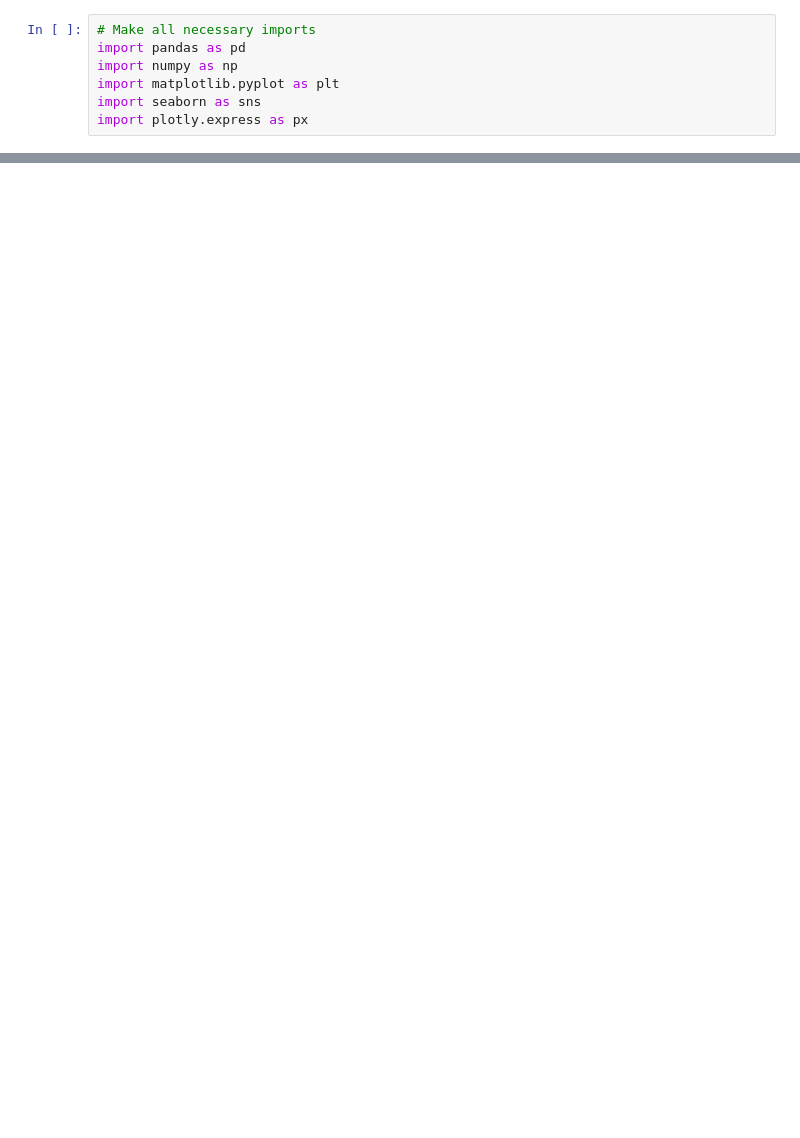
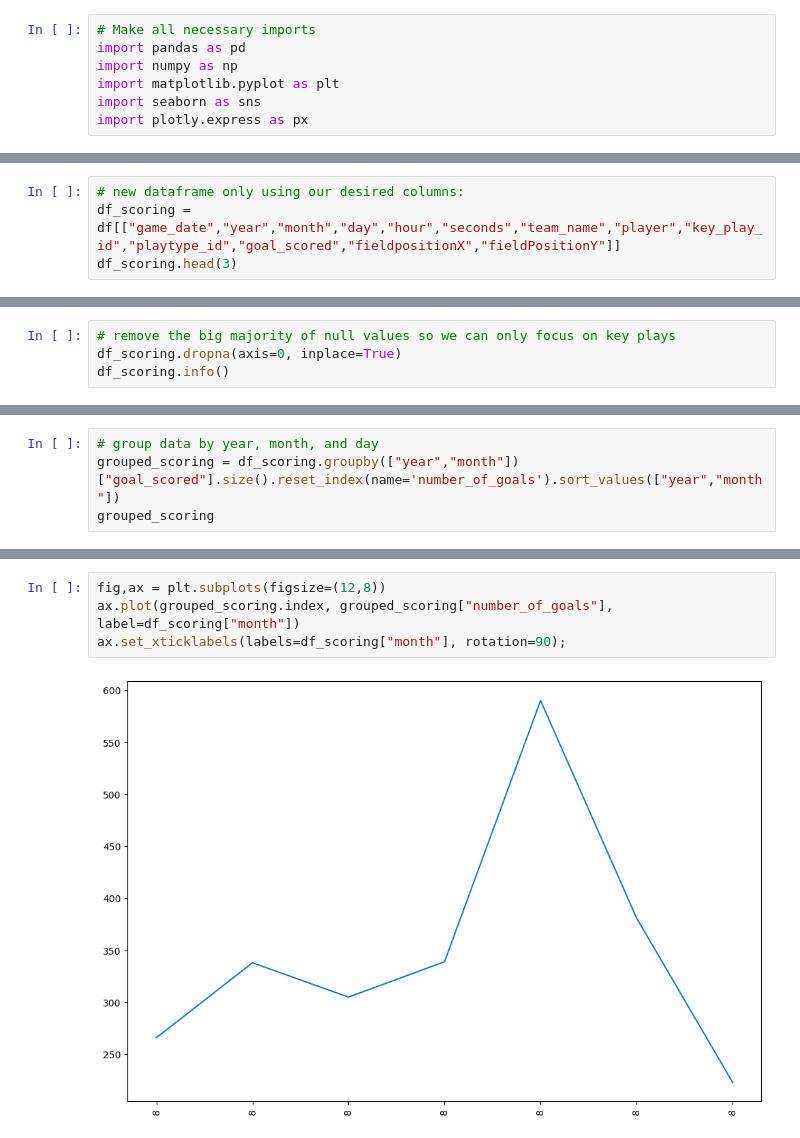
Before and after one commit to vickbarca11/epl_goals_scored_analysis, a Jupyter notebook: notebooks/data_analysis.ipynb, the cells around one changed output, grey strips where cells are left out. Saved outputs shown, nothing was run; the diff lists cells and outputs as text; blank space fills up the shorter version.

```diff
--- a/notebooks/data_analysis.ipynb
+++ b/notebooks/data_analysis.ipynb
@@ -16,0 +175,4 @@ fixtures.head(3)
+# %%
+# new dataframe only using our desired columns:
+df_scoring = df[["game_date","year","month","day","hour","seconds","team_name","player","key_play_id","playtype_id","goal_scored","fieldpositionX","fieldPositionY"]]
+df_scoring.head(3)
@@ -16,0 +207,4 @@ fixtures.head(3)
+# %%
+# remove the big majority of null values so we can only focus on key plays
+df_scoring.dropna(axis=0, inplace=True)
+df_scoring.info()
@@ -16,0 +307,4 @@ fixtures.head(3)
+# %%
+# group data by year, month, and day
+grouped_scoring = df_scoring.groupby(["year","month"])["goal_scored"].size().reset_index(name='number_of_goals').sort_values(["year","month"])
+grouped_scoring
@@ -16,0 +320,6 @@ fixtures.head(3)
+# %%
+fig,ax = plt.subplots(figsize=(12,8))
+ax.plot(grouped_scoring.index, grouped_scoring["number_of_goals"], label=df_scoring["month"])
+ax.set_xticklabels(labels=df_scoring["month"], rotation=90);
+# %% [output]
+[figure, added]
```
Also changed, not shown: parts of 27 cells of this notebook, 7 other files.
